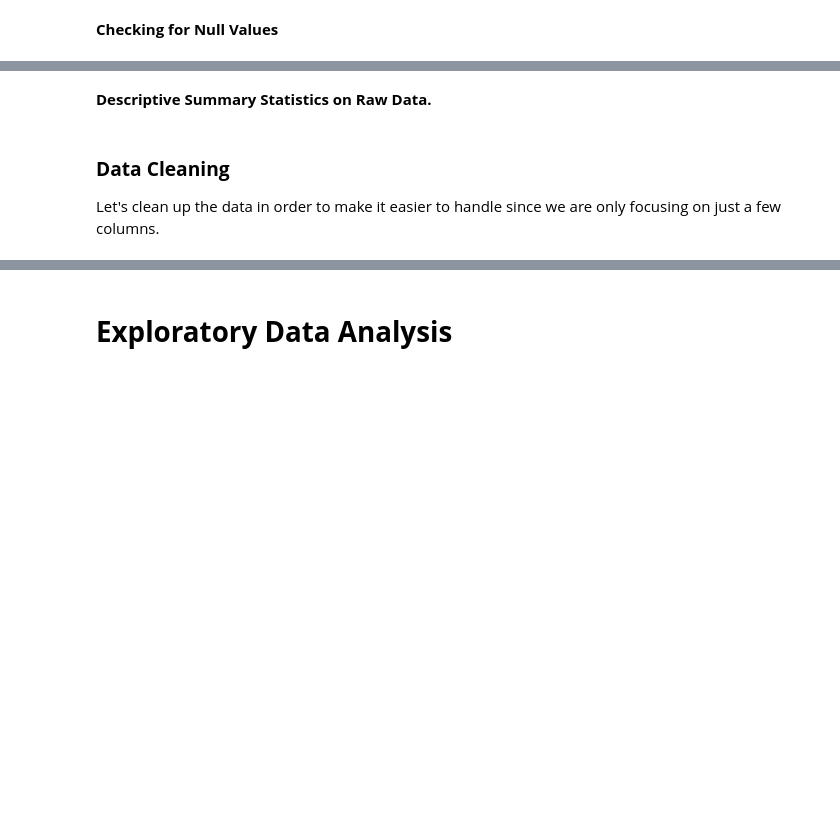
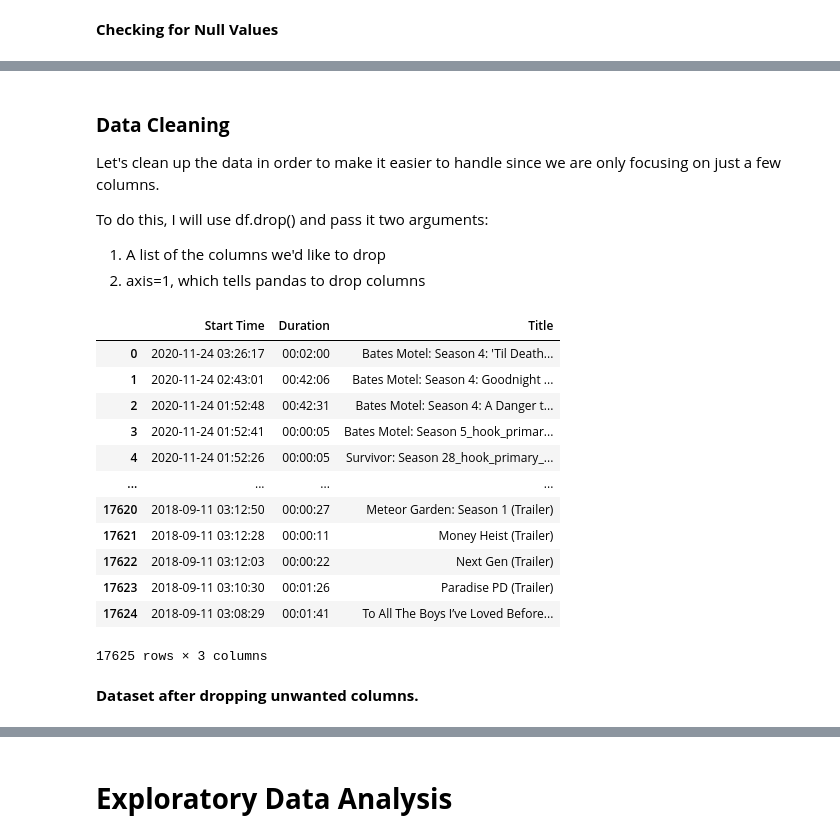
Before and after one commit to dainantonio/Investigating-a-Netflix-Dataset, a Jupyter notebook: netflixdata-checkpoint.ipynb, the cells around one changed output, grey strips where cells are left out. Drawn from its saved outputs; the diff is of its cells as text; code cells hidden in the pictures; blank space fills up the shorter version.

Commit message:
Add files via upload
dropped unwanted columns
checked data to ensure columns were dropped

```diff
--- a/netflixdata-checkpoint.ipynb
+++ b/netflixdata-checkpoint.ipynb
@@ -135,2 +146,0 @@ netflix_df.isnull().sum()
-# %% [markdown]
-**Descriptive Summary Statistics on Raw Data.**
@@ -140,3 +147,27 @@ netflix_df.describe()
 # %% [markdown]
 ### **Data Cleaning**<a class="anchor" id="data cleaning"></a>
 Let's clean up the data in order to make it easier to handle since we are only focusing on just a few columns.
+
+To do this, I will use df.drop() and pass it two arguments:
+
+1. A list of the columns we'd like to drop
+2. axis=1, which tells pandas to drop columns
+# %%
+# this function will drop columns using the list of column names
+netflix_df.drop(['Profile Name','Attributes', 'Supplemental Video Type','Device Type', 'Bookmark', 'Latest Bookmark', 'Country'], axis=1)
+# %% [output]
+|  | Start Time | Duration | Title |
+| 0 | 2020-11-24 03:26:17 | 00:02:00 | Bates Motel: Season 4: 'Til Death... |
+| 1 | 2020-11-24 02:43:01 | 00:42:06 | Bates Motel: Season 4: Goodnight ... |
+| 2 | 2020-11-24 01:52:48 | 00:42:31 | Bates Motel: Season 4: A Danger t... |
+| 3 | 2020-11-24 01:52:41 | 00:00:05 | Bates Motel: Season 5_hook_primar... |
+| 4 | 2020-11-24 01:52:26 | 00:00:05 | Survivor: Season 28_hook_primary_... |
+| ... | ... | ... | ... |
+| 17620 | 2018-09-11 03:12:50 | 00:00:27 | Meteor Garden: Season 1 (Trailer) |
+| 17621 | 2018-09-11 03:12:28 | 00:00:11 | Money Heist (Trailer) |
+| 17622 | 2018-09-11 03:12:03 | 00:00:22 | Next Gen (Trailer) |
+| 17623 | 2018-09-11 03:10:30 | 00:01:26 | Paradise PD (Trailer) |
+| 17624 | 2018-09-11 03:08:29 | 00:01:41 | To All The Boys I’ve Loved Before... |
+17625 rows × 3 columns
+# %% [markdown]
+**Dataset after dropping unwanted columns.**
```
Also changed, not shown: parts of 3 cells of this notebook.
